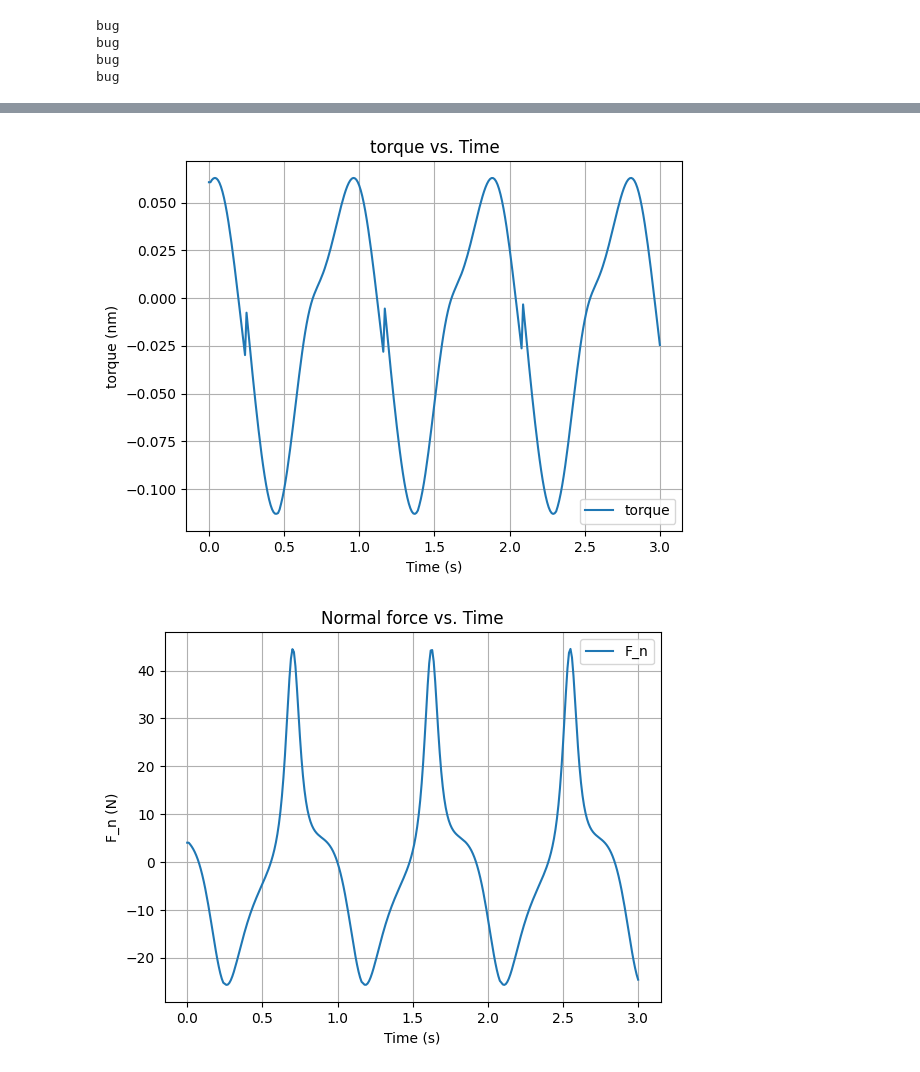
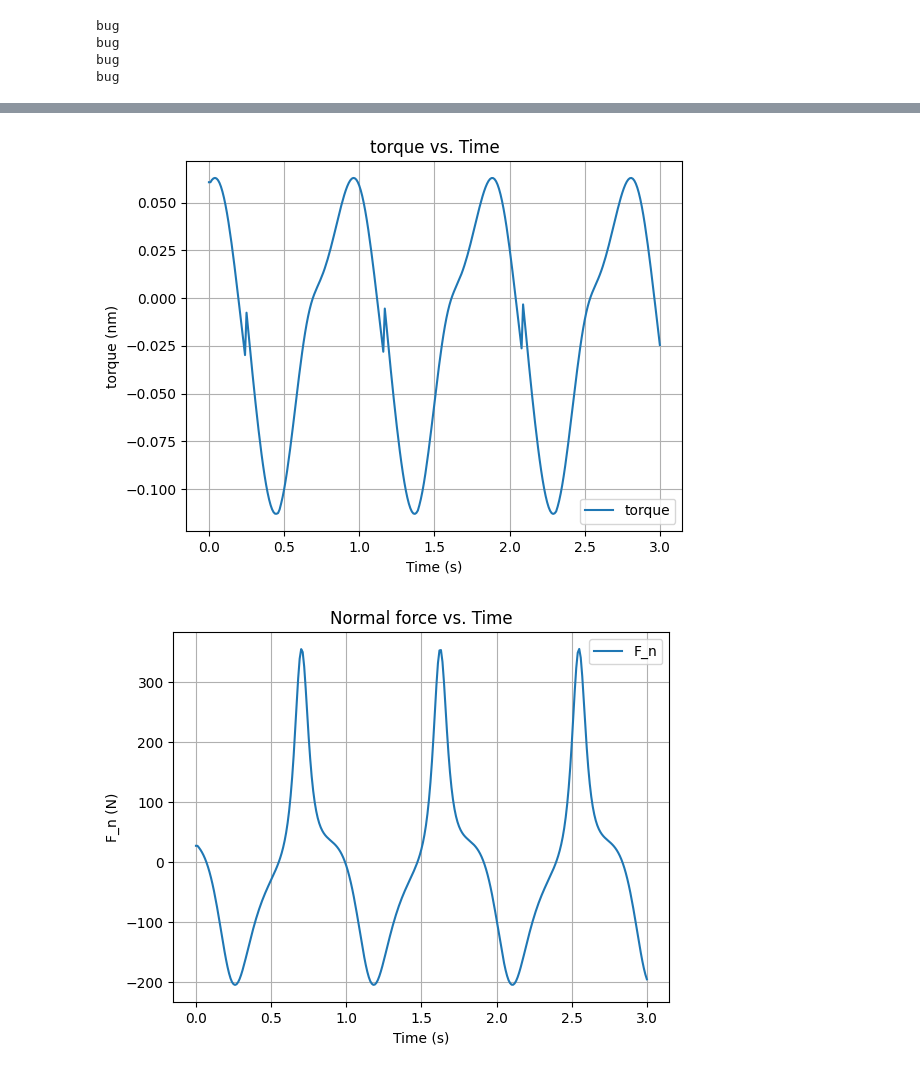
Before and after one commit to QiuDylan/ME200, a Jupyter notebook: FinalProj/Final_Project_V3_JNotebook.ipynb, the cells around one changed output, grey strips where cells are left out. Cells and saved outputs as stored; diff of their text form; code cells hidden in the pictures.

```diff
--- a/FinalProj/Final_Project_V3_JNotebook.ipynb
+++ b/FinalProj/Final_Project_V3_JNotebook.ipynb
@@ -31,9 +31,9 @@ a, b, c, d
 # %% [output]
 [figure]
 # %%
-m = 0.5 #kg
+m = 2 #kg
 l = 24.5 * 0.0254 #length of wiper m
-I = 1/3 * m * (l)**2 #moment of inertia about com kgm^2
+I = 1/12 * m * l**2 + 1/12 * m * l**2 + m* (l/2 * (2**0.5))**2#moment of inertia about com kgm^2
 mu_k = 0.3  # coefficient of kinetic friction
 g = 9.81  # gravity (m/s^2)
 theta = 25 #degs
@@ -98,7 +98,7 @@ bug
 # Reordered the equation I * df["alpha_4 rad/s^2"] = tau_out - mu_k * F_n * l/2 to solve for F_n
 acceleration_x = []
 acceleration_y = []
-acceleration_total = []
+a_mag = []
 F_n = []
 F_friction = []
 
@@ -115,7 +115,7 @@ for i in range(df.shape[0]):
     temp11 = F_n[i] - m * g * np.cos(np.radians(theta)) / m
     acceleration_y.append(temp11)
     temp9 = (acceleration_x[i]**2 + acceleration_y[i]**2)**0.5
-    acceleration_total.append(temp9)
+    a_mag.append(temp9)
 
     # Friction
     temp12 = mu_k * F_n[i]
@@ -123,7 +123,7 @@ for i in range(df.shape[0]):
 # %%
 # Plotting the graphs
 time = np.linspace(0,3,301)
-plt.plot(time, acceleration_x, label='Acceleration x')
+plt.plot(time, acceleration_x, label='Acceleration tangential')
 plt.xlabel('Time (s)')
 plt.ylabel('Acceleration (m/s^2)')
 plt.title('Acceleration vs. Time')
@@ -183,2 +183,2 @@ plt.show()
 [figure]
-[figure, old version]
+[figure, new version]
```
Also changed, not shown: parts of 1 cell of this notebook.
